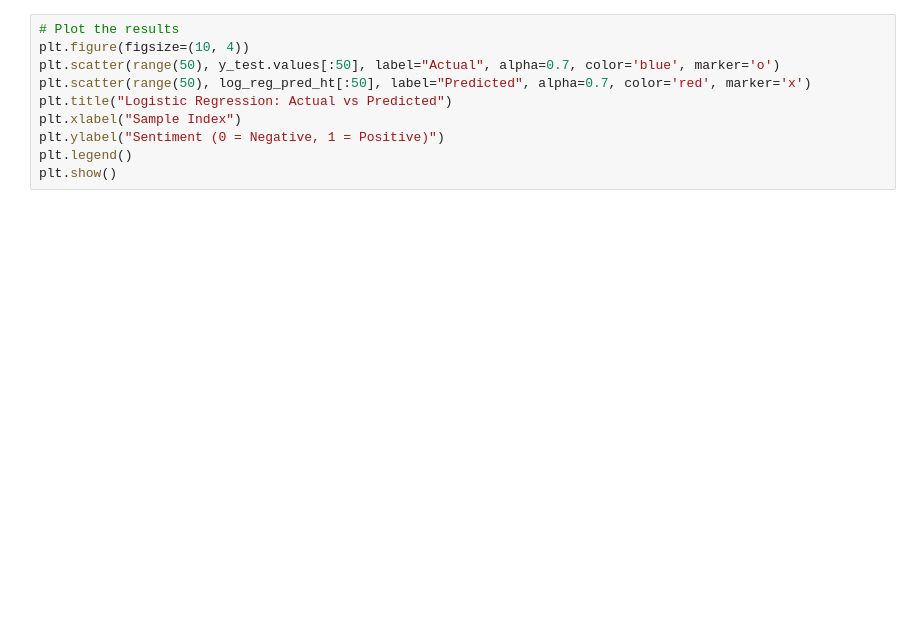
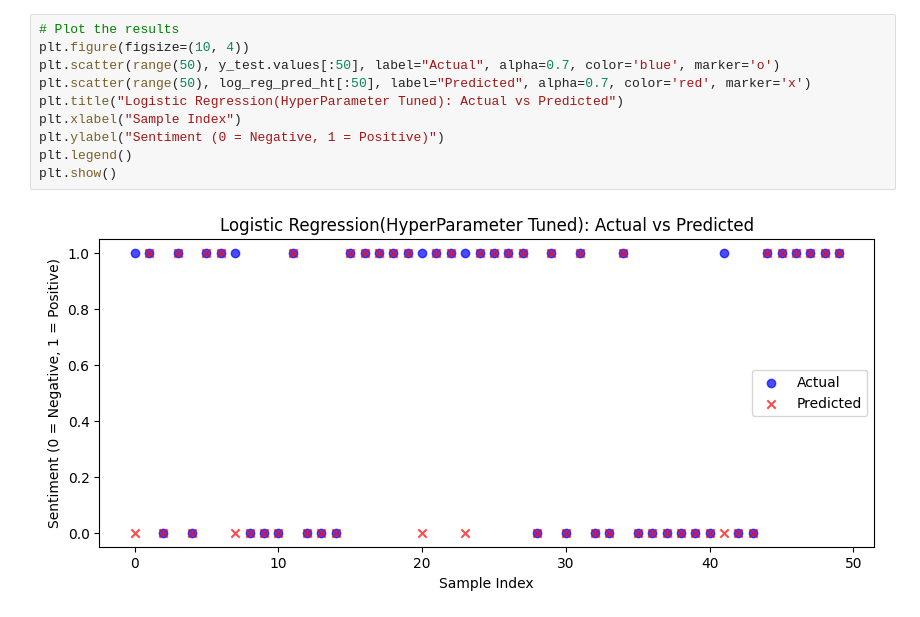
Before and after one commit to Parth0124/text_classification, a Jupyter notebook: classify.ipynb, the cells around one changed output. Drawn from its saved outputs; the diff is of its cells as text; blank space fills up the shorter version.

```diff
--- a/classify.ipynb
+++ b/classify.ipynb
@@ -105,13 +176,15 @@ print(f"Best Logistic Regression Accuracy: {model3.best_score_:.4f}")
 # %%
 # Plot the results
 plt.figure(figsize=(10, 4))
 plt.scatter(range(50), y_test.values[:50], label="Actual", alpha=0.7, color='blue', marker='o')
 plt.scatter(range(50), log_reg_pred_ht[:50], label="Predicted", alpha=0.7, color='red', marker='x')
-plt.title("Logistic Regression: Actual vs Predicted")
+plt.title("Logistic Regression(HyperParameter Tuned): Actual vs Predicted")
 plt.xlabel("Sample Index")
 plt.ylabel("Sentiment (0 = Negative, 1 = Positive)")
 plt.legend()
 plt.show()
+# %% [output]
+[figure, added]
 # %%
 # Naive Bayes Hyper Parameter Tuning
 
```
Also changed, not shown: parts of 14 cells of this notebook.
